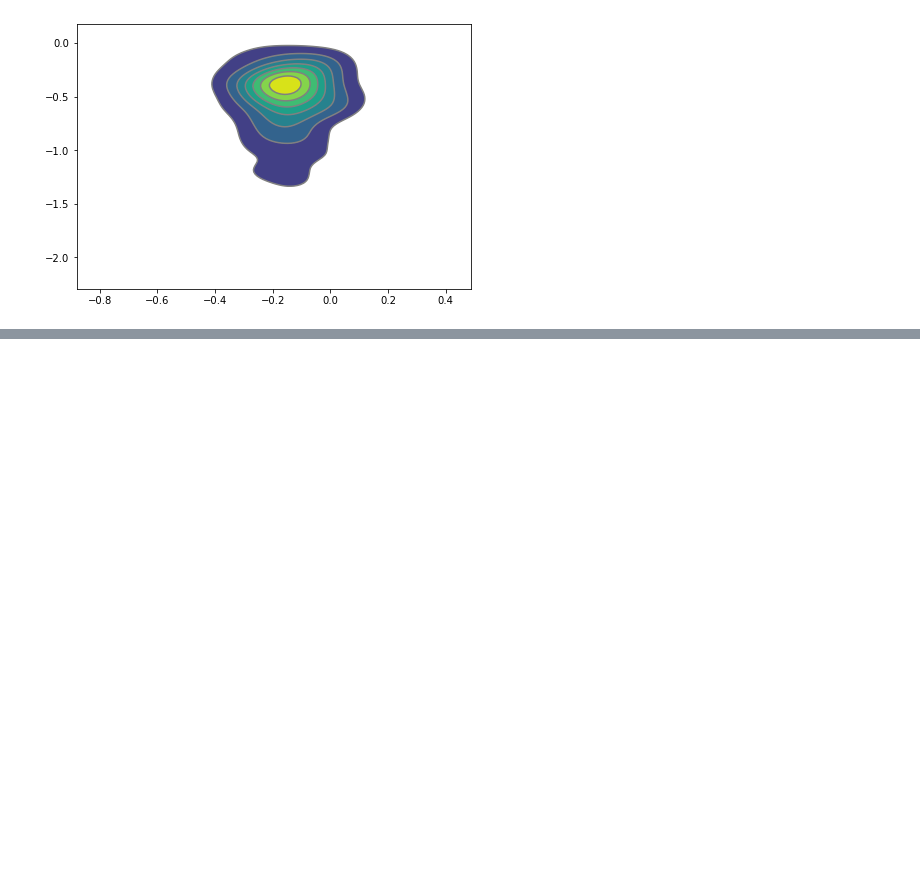
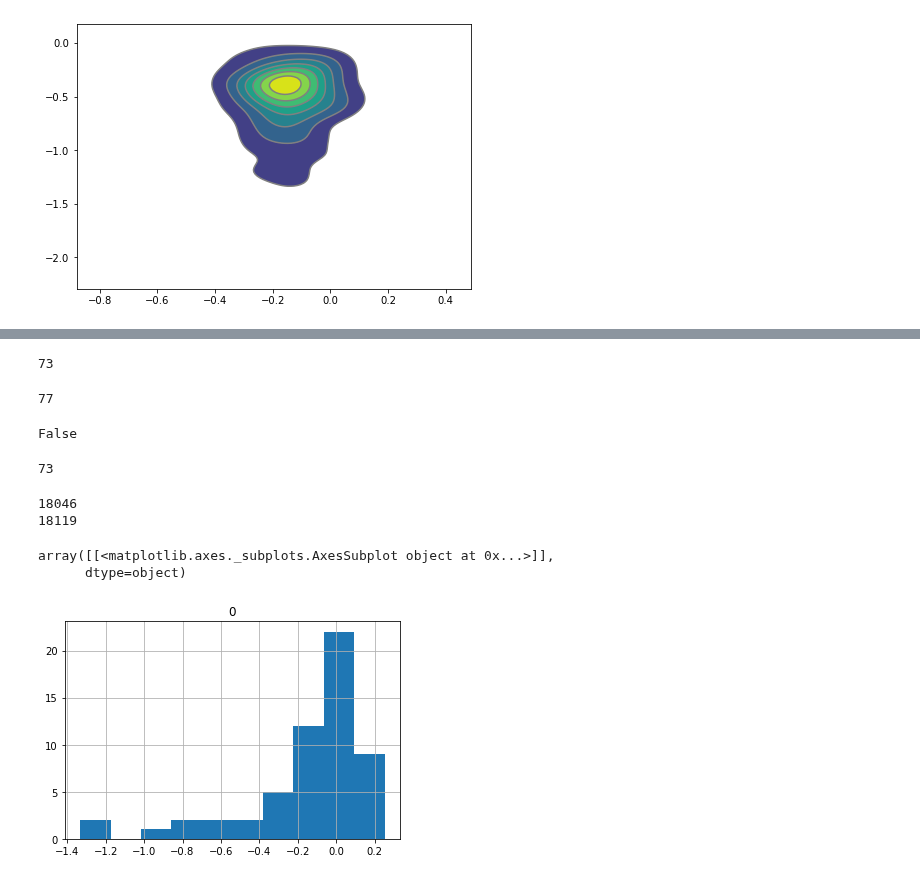
Before and after one commit to lannwal/projectlab, a Jupyter notebook: DataDash.ipynb, the cells around one changed output, grey strips where cells are left out. Cells and saved outputs as stored; diff of their text form; code cells hidden in the pictures; blank space fills up the shorter version.

```diff
--- a/DataDash.ipynb
+++ b/DataDash.ipynb
@@ -1645,0 +1694,25 @@ az.plot_kde(allGenes['DUSP16'],allGenes['CDK4'])
+# %%
+len(allGenes_set.intersection(tsonco_set))
+# %% [output]
+73
+# %%
+len(tsonco_set)
+# %% [output]
+77
+# %%
+'MIR125B1' in allGenes
+# %% [output]
+False
+# %%
+newset = allGenes_set.intersection(tsonco_set)
+len(newset)
+# %% [output]
+73
+# %%
+print(len(allGenes_set.difference(tsonco_set)))
+print(len(allGenes_set))
+# %% [output]
+18046
+18119
+# %%
+newlist = list(newset)
@@ -1645,0 +1721,10 @@ az.plot_kde(allGenes['DUSP16'],allGenes['CDK4'])
+# %%
+tsonco_averages = [averages[x] for x in newlist]
+# %%
+tsoav = pd.DataFrame(tsonco_averages)
+# %%
+tsoav.hist()
+# %% [output]
+array([[<matplotlib.axes._subplots.AxesSubplot object at 0x...>]],
+      dtype=object)
+[figure, added]
```
Also changed, not shown: parts of 11 cells of this notebook.
